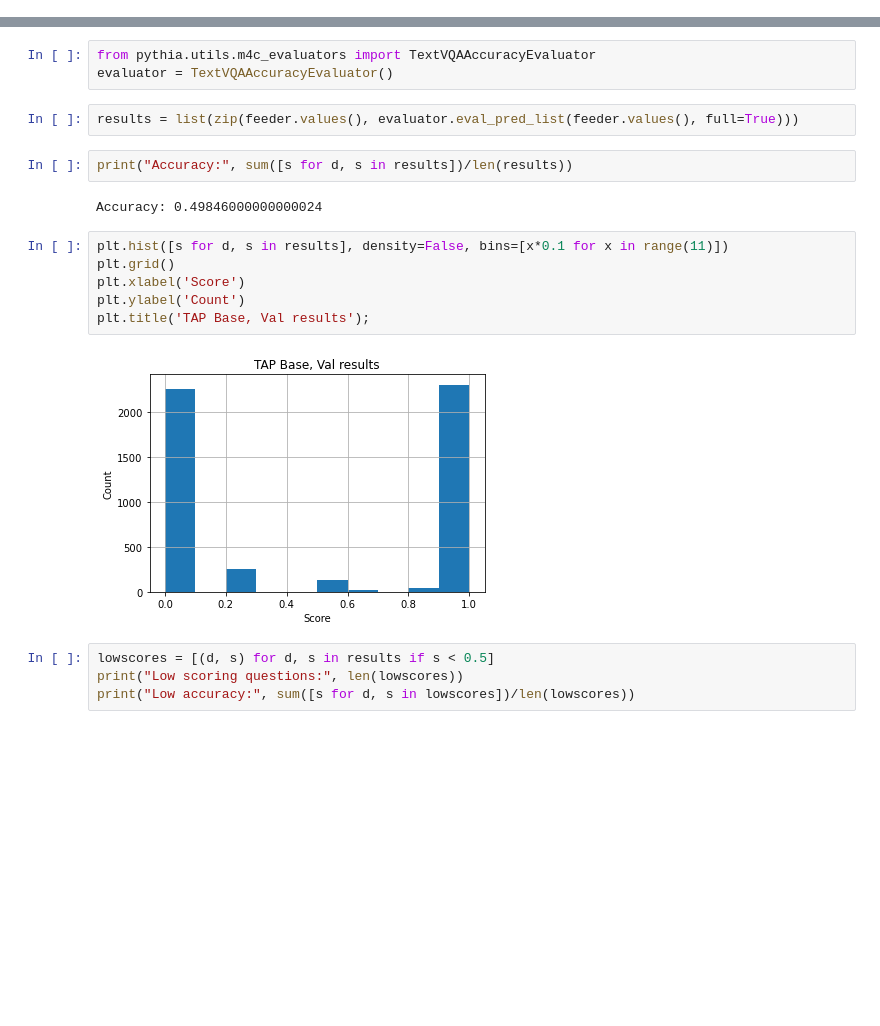
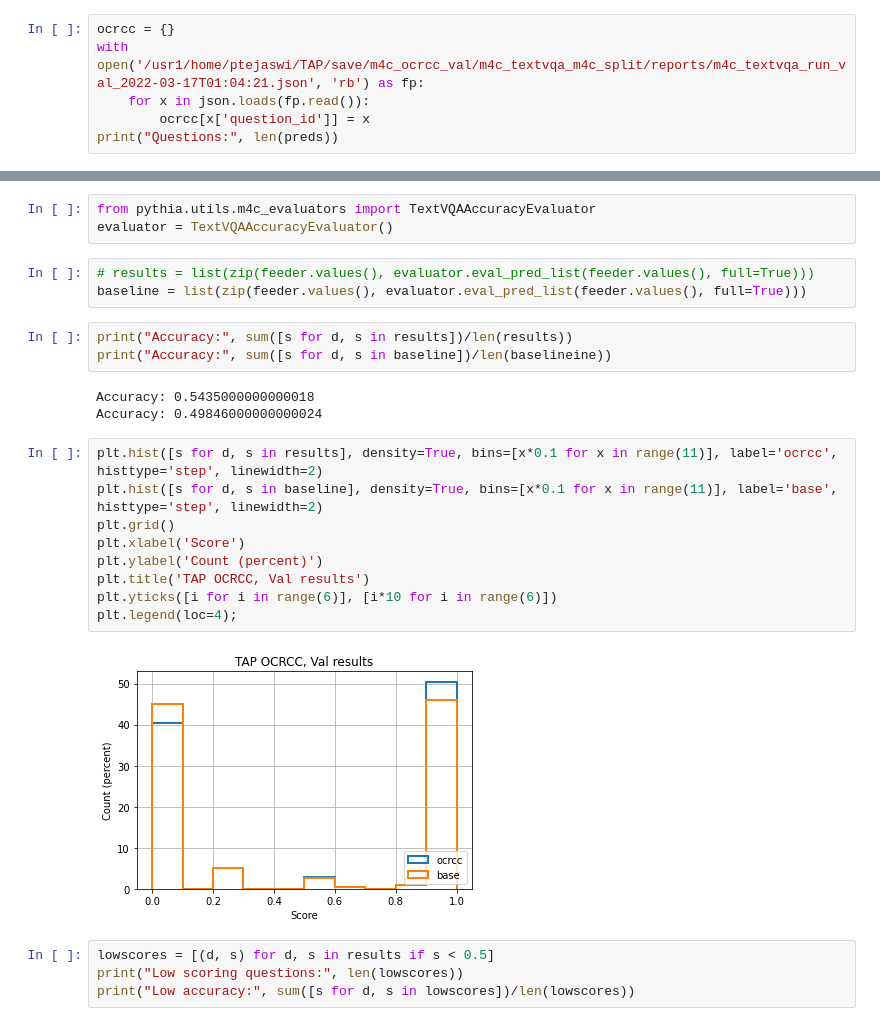
Before and after one commit to priyamtejaswin/TAP, a Jupyter notebook: results.ipynb, the cells around one changed output, grey strips where cells are left out. Cells and saved outputs as stored; diff of their text form; blank space fills up the shorter version.

Commit message:
Updated plots and some analysis for OCRCC vs BASE tap models.

```diff
--- a/results.ipynb
+++ b/results.ipynb
@@ -35,3 +37,9 @@ with open('/usr1/home/ptejaswi/TAP/save/m4c_base_val/m4c_textvqa_m4c_split/repor
 print("Questions:", len(preds))
 # %% [output]
 Questions: 5000
+# %%
+ocrcc = {}
+with open('/usr1/home/ptejaswi/TAP/save/m4c_ocrcc_val/m4c_textvqa_m4c_split/reports/m4c_textvqa_run_val_2022-03-17T01:04:21.json', 'rb') as fp:
+    for x in json.loads(fp.read()):
+        ocrcc[x['question_id']] = x
+print("Questions:", len(preds))
@@ -238,19 +248,25 @@ for qid, p in preds.items():
 from pythia.utils.m4c_evaluators import TextVQAAccuracyEvaluator
 evaluator = TextVQAAccuracyEvaluator()
 # %%
-results = list(zip(feeder.values(), evaluator.eval_pred_list(feeder.values(), full=True)))
+# results = list(zip(feeder.values(), evaluator.eval_pred_list(feeder.values(), full=True)))
+baseline = list(zip(feeder.values(), evaluator.eval_pred_list(feeder.values(), full=True)))
 # %%
 print("Accuracy:", sum([s for d, s in results])/len(results))
+print("Accuracy:", sum([s for d, s in baseline])/len(baselineine))
 # %% [output]
+Accuracy: 0.5435000000000018
 Accuracy: 0.49846000000000024
 # %%
-plt.hist([s for d, s in results], density=False, bins=[x*0.1 for x in range(11)])
+plt.hist([s for d, s in results], density=True, bins=[x*0.1 for x in range(11)], label='ocrcc', histtype='step', linewidth=2)
+plt.hist([s for d, s in baseline], density=True, bins=[x*0.1 for x in range(11)], label='base', histtype='step', linewidth=2)
 plt.grid()
 plt.xlabel('Score')
-plt.ylabel('Count')
-plt.title('TAP Base, Val results');
+plt.ylabel('Count (percent)')
+plt.title('TAP OCRCC, Val results')
+plt.yticks([i for i in range(6)], [i*10 for i in range(6)])
+plt.legend(loc=4);
 # %% [output]
-[figure, old version]
+[figure, new version]
 # %%
 lowscores = [(d, s) for d, s in results if s < 0.5]
 print("Low scoring questions:", len(lowscores))
```
Also changed, not shown: parts of 14 cells of this notebook.
